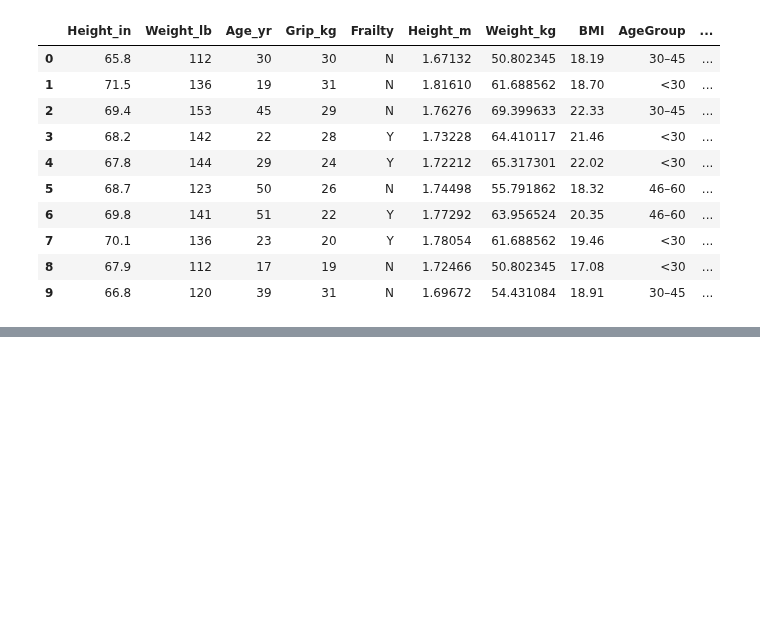
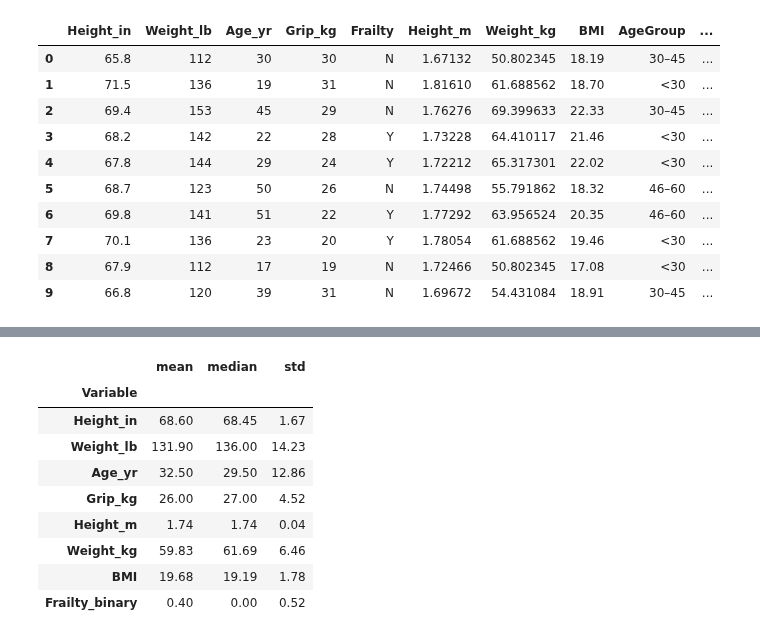
Before and after one commit to kaii0802/CS-5530---Kai-Son, a Jupyter notebook: q1_frailty.ipynb, the cells around one changed output, grey strips where cells are left out. Saved outputs shown, nothing was run; the diff lists cells and outputs as text; code cells hidden in the pictures; blank space fills up the shorter version.

```diff
--- a/q1_frailty.ipynb
+++ b/q1_frailty.ipynb
@@ -142,0 +145,17 @@ Saved: data/processed/frailty_processed.csv
+# %%
+NUMERIC_COLS = ["Height_in", "Weight_lb", "Age_yr", "Grip_kg", "Height_m", "Weight_kg", "BMI", "Frailty_binary"]
+
+summary_table = df[NUMERIC_COLS].agg(["mean", "median", "std"]).T.round(2)
+summary_table.index.name = "Variable"
+summary_table
+# %% [output]
+|  | mean | median | std |
+| Variable |  |  |  |
+| Height_in | 68.60 | 68.45 | 1.67 |
+| Weight_lb | 131.90 | 136.00 | 14.23 |
+| Age_yr | 32.50 | 29.50 | 12.86 |
+| Grip_kg | 26.00 | 27.00 | 4.52 |
+| Height_m | 1.74 | 1.74 | 0.04 |
+| Weight_kg | 59.83 | 61.69 | 6.46 |
+| BMI | 19.68 | 19.19 | 1.78 |
+| Frailty_binary | 0.40 | 0.00 | 0.52 |
```
Also changed, not shown: parts of 7 cells of this notebook.
